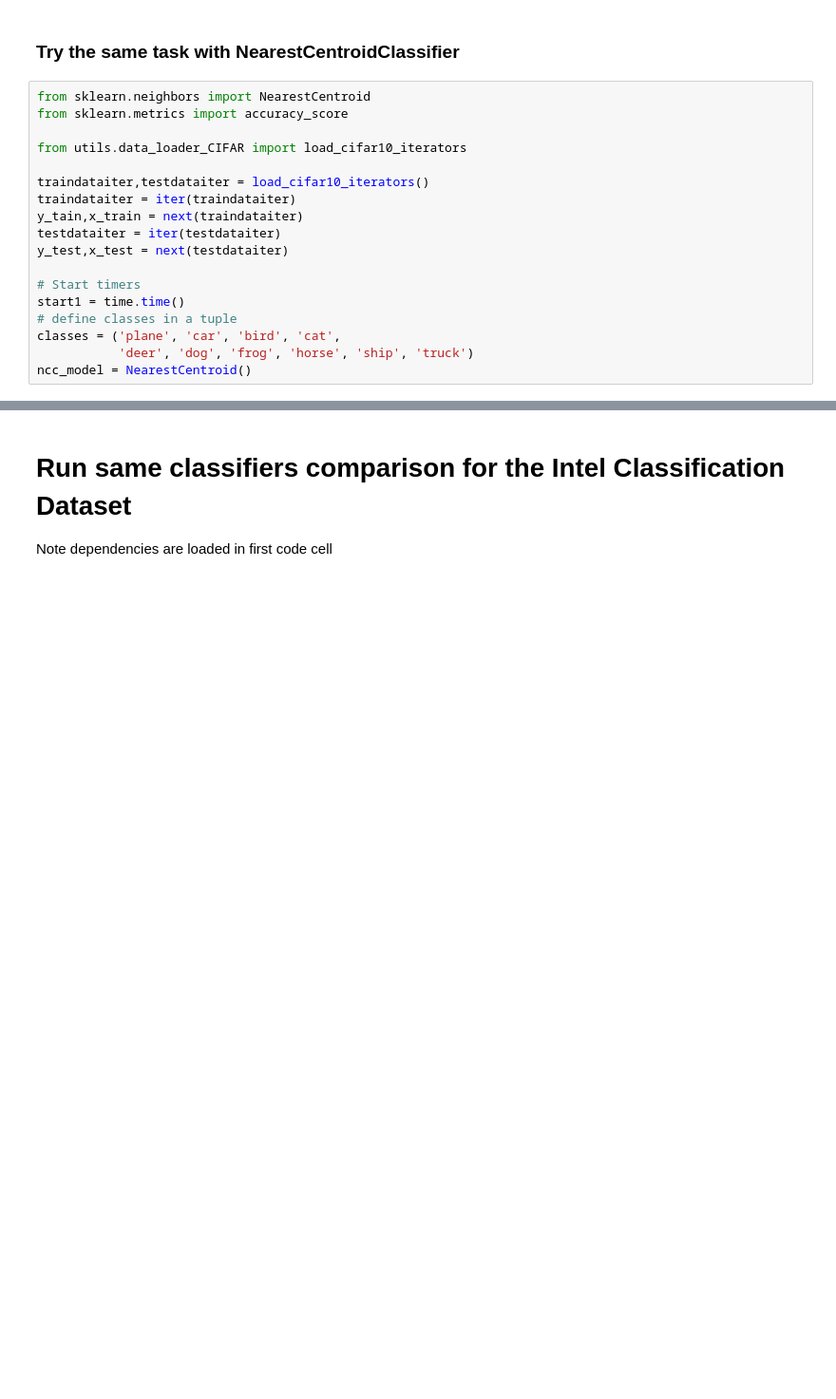
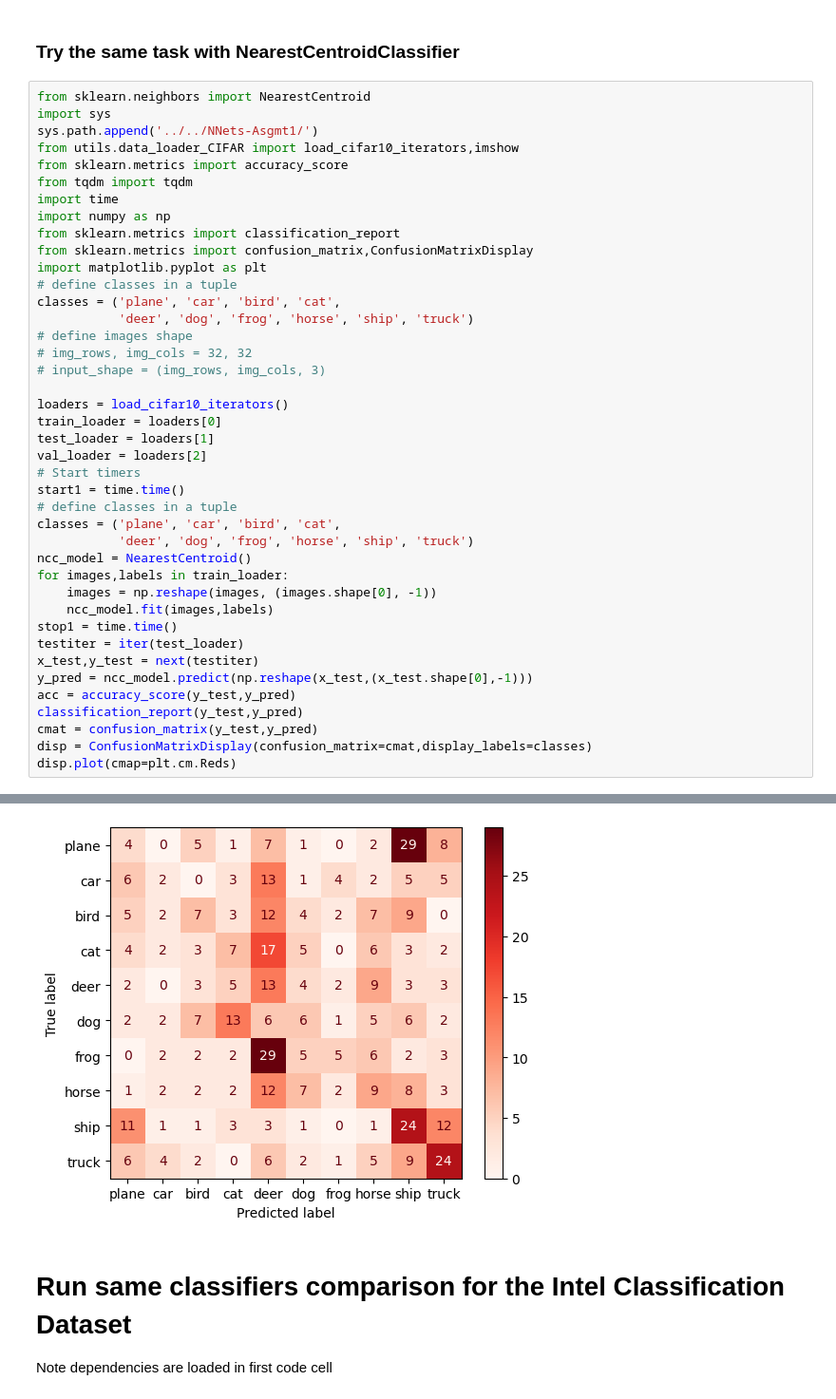
Before and after one commit to ArtoriasAbyssslayer/DeepLearning-NNets, a Jupyter notebook: NNets-Asgmt1/KNN-Comparison/MetricsTestKnnNcc.ipynb, the cells around one changed output, grey strips where cells are left out. Shown at 95% size. Cells and saved outputs as stored; diff of their text form; blank space fills up the shorter version.

Commit message:
Proceed with Nearest Class Centroid Metric Test

```diff
--- a/NNets-Asgmt1/KNN-Comparison/MetricsTestKnnNcc.ipynb
+++ b/NNets-Asgmt1/KNN-Comparison/MetricsTestKnnNcc.ipynb
@@ -266,19 +266,43 @@ weighted avg       0.19      0.18      0.16       512
 ### Try the same task with NearestCentroidClassifier
 # %%
 from sklearn.neighbors import NearestCentroid
+import sys
+sys.path.append('../../NNets-Asgmt1/')
+from utils.data_loader_CIFAR import load_cifar10_iterators,imshow
 from sklearn.metrics import accuracy_score
+from tqdm import tqdm
+import time
+import numpy as np
+from sklearn.metrics import classification_report
+from sklearn.metrics import confusion_matrix,ConfusionMatrixDisplay
+import matplotlib.pyplot as plt
+# define classes in a tuple
+classes = ('plane', 'car', 'bird', 'cat',
+           'deer', 'dog', 'frog', 'horse', 'ship', 'truck')
+# define images shape
+# img_rows, img_cols = 32, 32
+# input_shape = (img_rows, img_cols, 3)
 
-from utils.data_loader_CIFAR import load_cifar10_iterators
-
-traindataiter,testdataiter = load_cifar10_iterators()
-traindataiter = iter(traindataiter)
-y_tain,x_train = next(traindataiter)
-testdataiter = iter(testdataiter)
-y_test,x_test = next(testdataiter)
-
+loaders = load_cifar10_iterators()
+train_loader = loaders[0]
+test_loader = loaders[1]
+val_loader = loaders[2]
 # Start timers
 start1 = time.time()
 # define classes in a tuple
 classes = ('plane', 'car', 'bird', 'cat',
            'deer', 'dog', 'frog', 'horse', 'ship', 'truck')
 ncc_model = NearestCentroid()
+for images,labels in train_loader:
+    images = np.reshape(images, (images.shape[0], -1))
+    ncc_model.fit(images,labels)
+stop1 = time.time()
+testiter = iter(test_loader)
+x_test,y_test = next(testiter)
+y_pred = ncc_model.predict(np.reshape(x_test,(x_test.shape[0],-1)))
+acc = accuracy_score(y_test,y_pred)
+classification_report(y_test,y_pred)
+cmat = confusion_matrix(y_test,y_pred)
+disp = ConfusionMatrixDisplay(confusion_matrix=cmat,display_labels=classes)
+disp.plot(cmap=plt.cm.Reds)
+# %% [output]
@@ -285,3 +312,4 @@ ncc_model = NearestCentroid()
+[figure, added]
 # %% [markdown]
 # Run same classifiers comparison for the Intel Classification Dataset
 Note dependencies are loaded in first code cell
```
Also changed, not shown: parts of 1 cell of this notebook.
